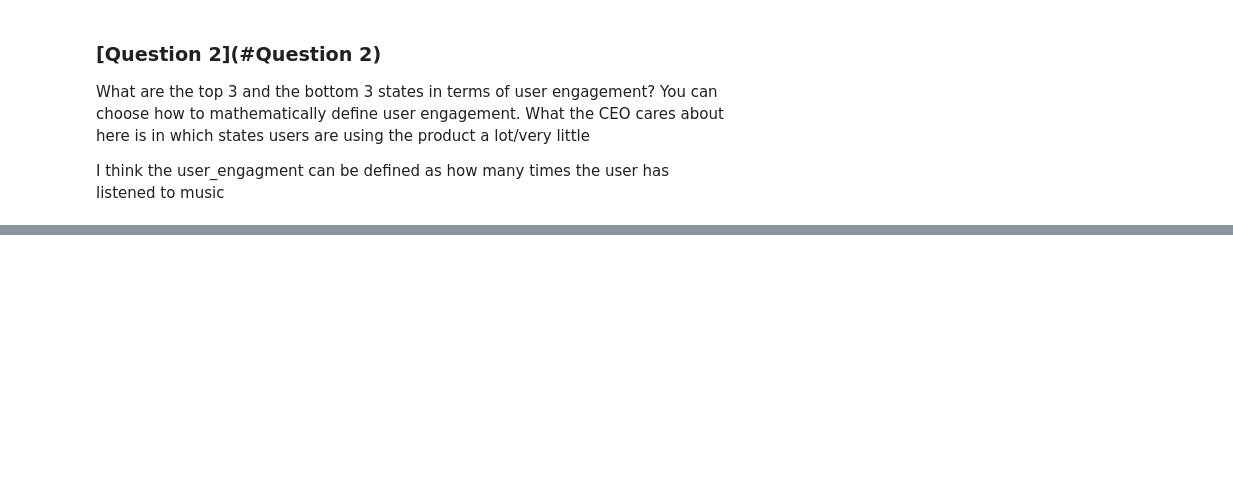
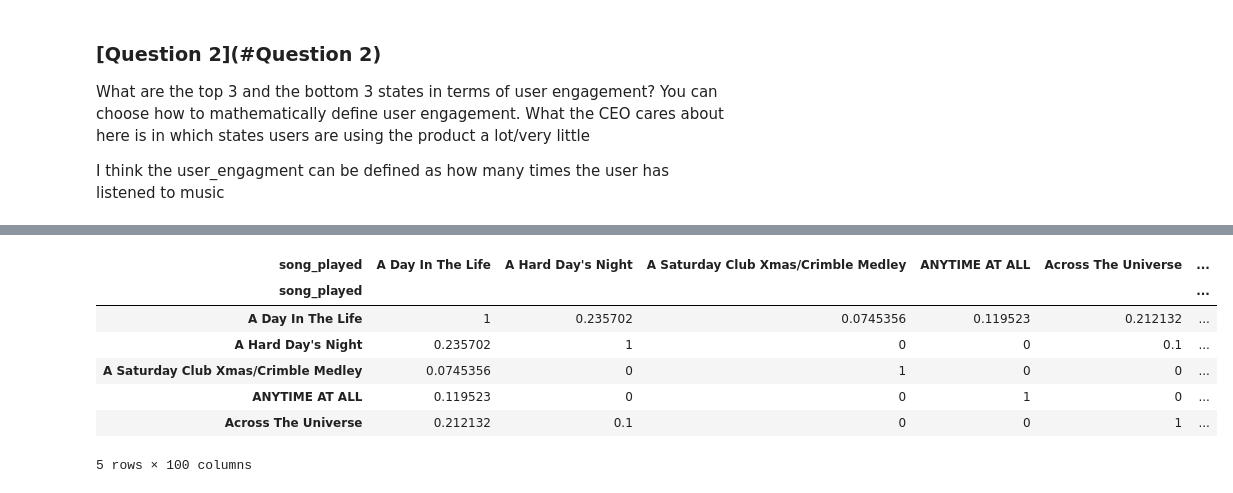
Before and after one commit to dipalira/DS-Challenges, a Jupyter notebook: Song Recommendation/Song Challenge Recommendation.ipynb, the cells around one changed output, grey strips where cells are left out. Cells and saved outputs as stored; diff of their text form; code cells hidden in the pictures; blank space fills up the shorter version.

```diff
--- a/Song Recommendation/Song Challenge Recommendation.ipynb
+++ b/Song Recommendation/Song Challenge Recommendation.ipynb
@@ -95,0 +142,9 @@ df_rank.sort_
+# %%
+# PLaceholder
+data_ibs = pd.DataFrame(index=df_reshape.columns,columns=df_reshape.columns)
+# %%
+# Fill in those empty spaces with cosine similarities
+from scipy.spatial.distance import cosine
+for i in range(0,len(data_ibs.columns)) :
+    for j in range(0,len(data_ibs.columns)) :
+        data_ibs.ix[i,j] = 1-cosine(df_reshape.iloc[:,i],df_reshape.iloc[:,j])
@@ -95,0 +159,11 @@ df_rank.sort_
+# %%
+data_ibs.head()
+# %% [output]
+| song_played | A Day In The Life | A Hard Day's Night | A Saturday Club Xmas/Crimble Medley | ANYTIME AT ALL | Across The Universe | ... |
+| song_played |  |  |  |  |  | ... |
+| A Day In The Life | 1 | 0.235702 | 0.0745356 | 0.119523 | 0.212132 | ... |
+| A Hard Day's Night | 0.235702 | 1 | 0 | 0 | 0.1 | ... |
+| A Saturday Club Xmas/Crimble Medley | 0.0745356 | 0 | 1 | 0 | 0 | ... |
+| ANYTIME AT ALL | 0.119523 | 0 | 0 | 1 | 0 | ... |
+| Across The Universe | 0.212132 | 0.1 | 0 | 0 | 1 | ... |
+5 rows × 100 columns
```
Also changed, not shown: parts of 17 cells of this notebook.
